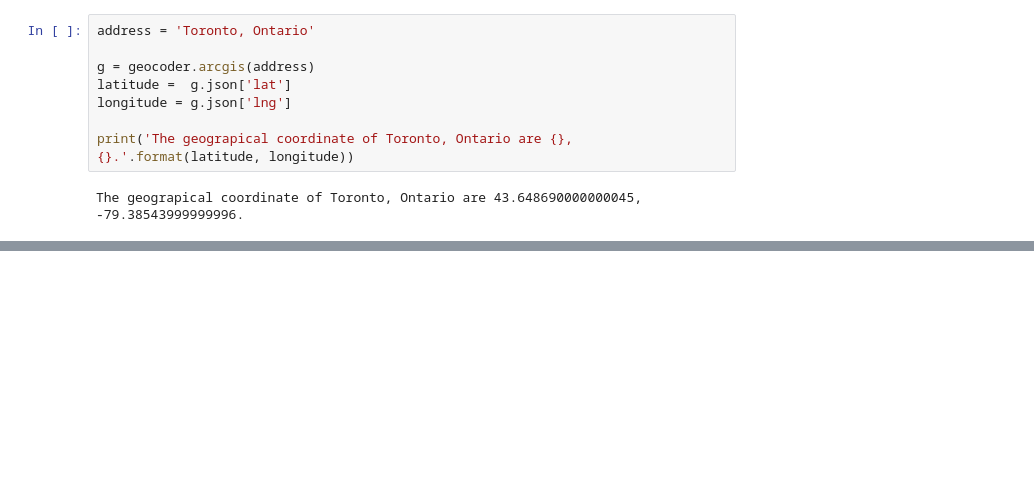
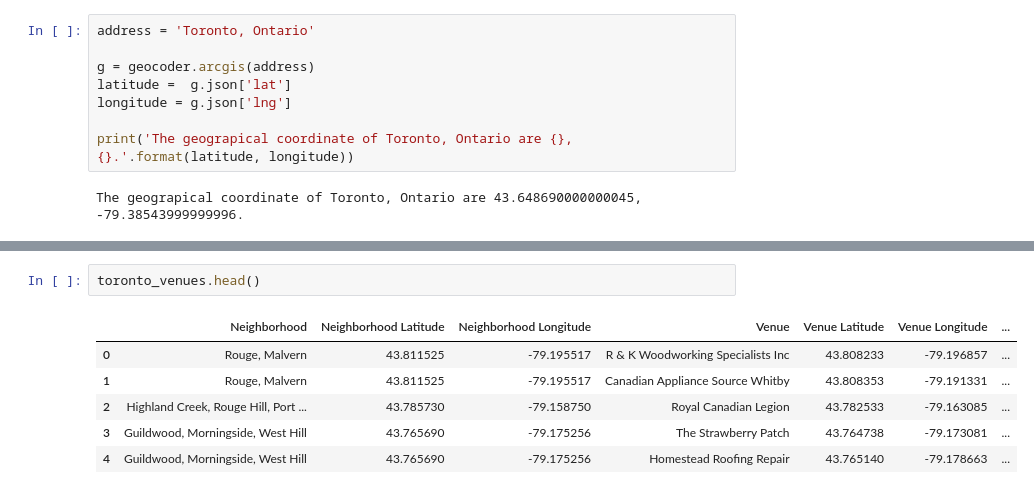
Before and after one commit to tonnyeremin/Urban-Data-Science, a Jupyter notebook: Coursera Capstone.ipynb, the cells around one changed output, grey strips where cells are left out. Drawn from its saved outputs; the diff is of its cells as text; blank space fills up the shorter version.

```diff
--- a/Coursera Capstone.ipynb
+++ b/Coursera Capstone.ipynb
@@ -218,0 +346,9 @@ map_toronto
+# %%
+toronto_venues.head()
+# %% [output]
+|  | Neighborhood | Neighborhood Latitude | Neighborhood Longitude | Venue | Venue Latitude | Venue Longitude | ... |
+| 0 | Rouge, Malvern | 43.811525 | -79.195517 | R & K Woodworking Specialists Inc | 43.808233 | -79.196857 | ... |
+| 1 | Rouge, Malvern | 43.811525 | -79.195517 | Canadian Appliance Source Whitby | 43.808353 | -79.191331 | ... |
+| 2 | Highland Creek, Rouge Hill, Port ... | 43.785730 | -79.158750 | Royal Canadian Legion | 43.782533 | -79.163085 | ... |
+| 3 | Guildwood, Morningside, West Hill | 43.765690 | -79.175256 | The Strawberry Patch | 43.764738 | -79.173081 | ... |
+| 4 | Guildwood, Morningside, West Hill | 43.765690 | -79.175256 | Homestead Roofing Repair | 43.765140 | -79.178663 | ... |
```
Also changed, not shown: parts of 24 cells of this notebook.
